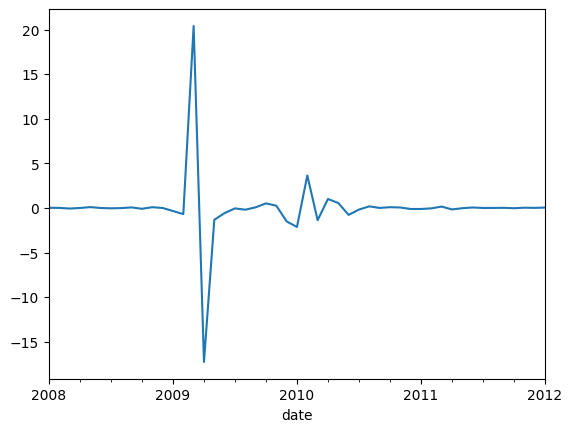
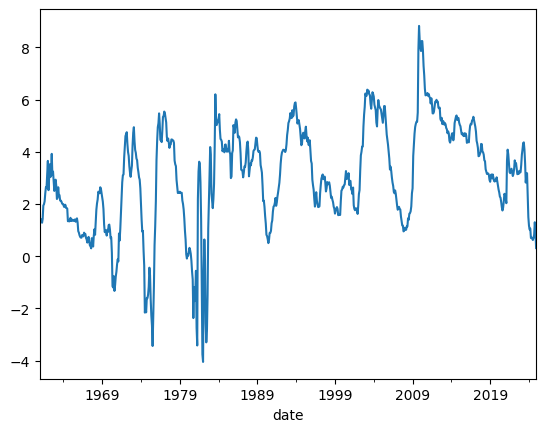
Code edit (unified diff) that turned the first committed figure into the second:
--- before
+++ after
@@ -1 +1,2 @@
-data.loc['2008-01-01':'2012-01-01','NONBORRES'].plot()
+baaffm = data.loc[:,'BAAFFM']
+baaffm.plot()

Commit: edits to paper; shap interactions. edits to shap plots